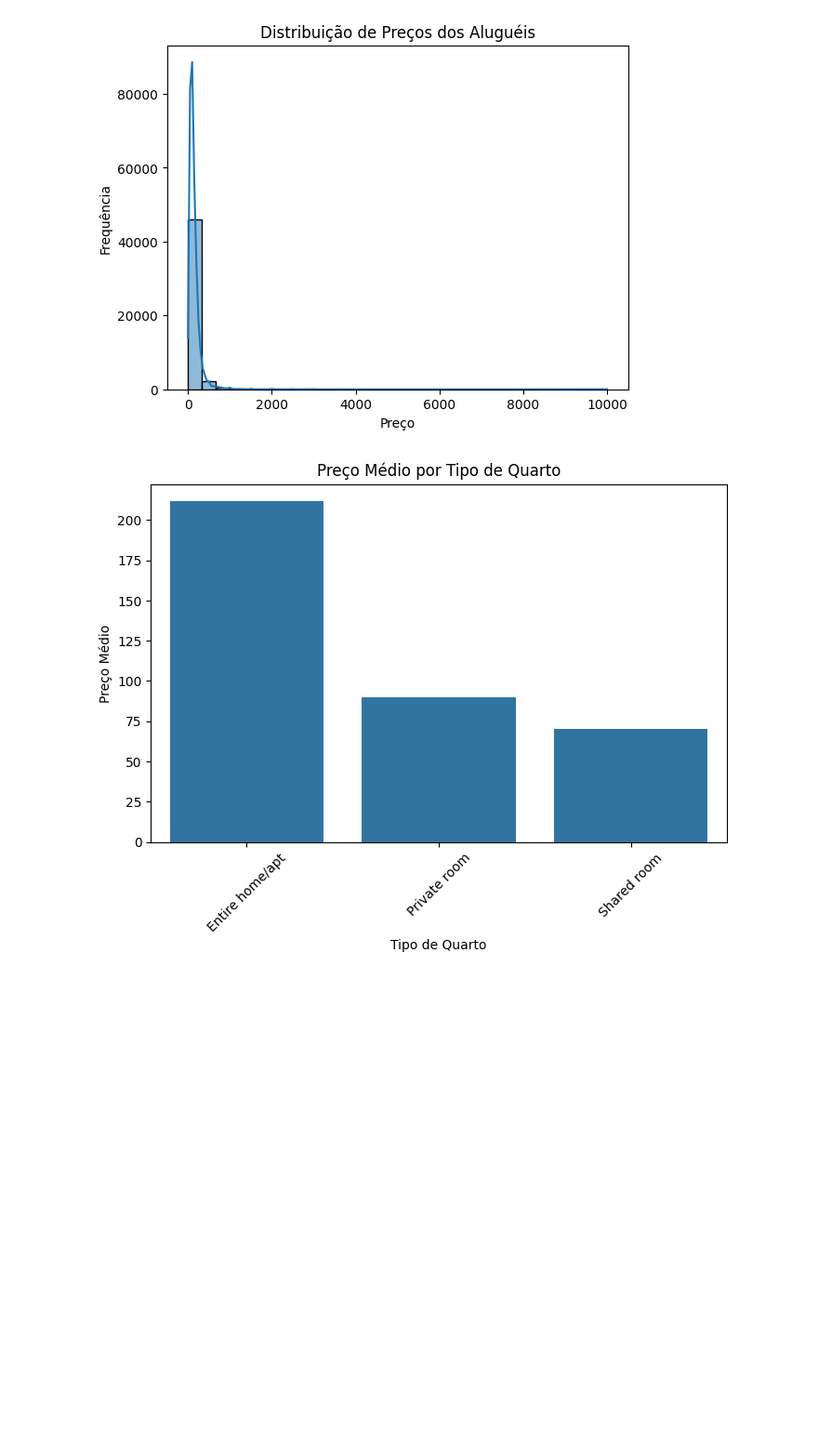
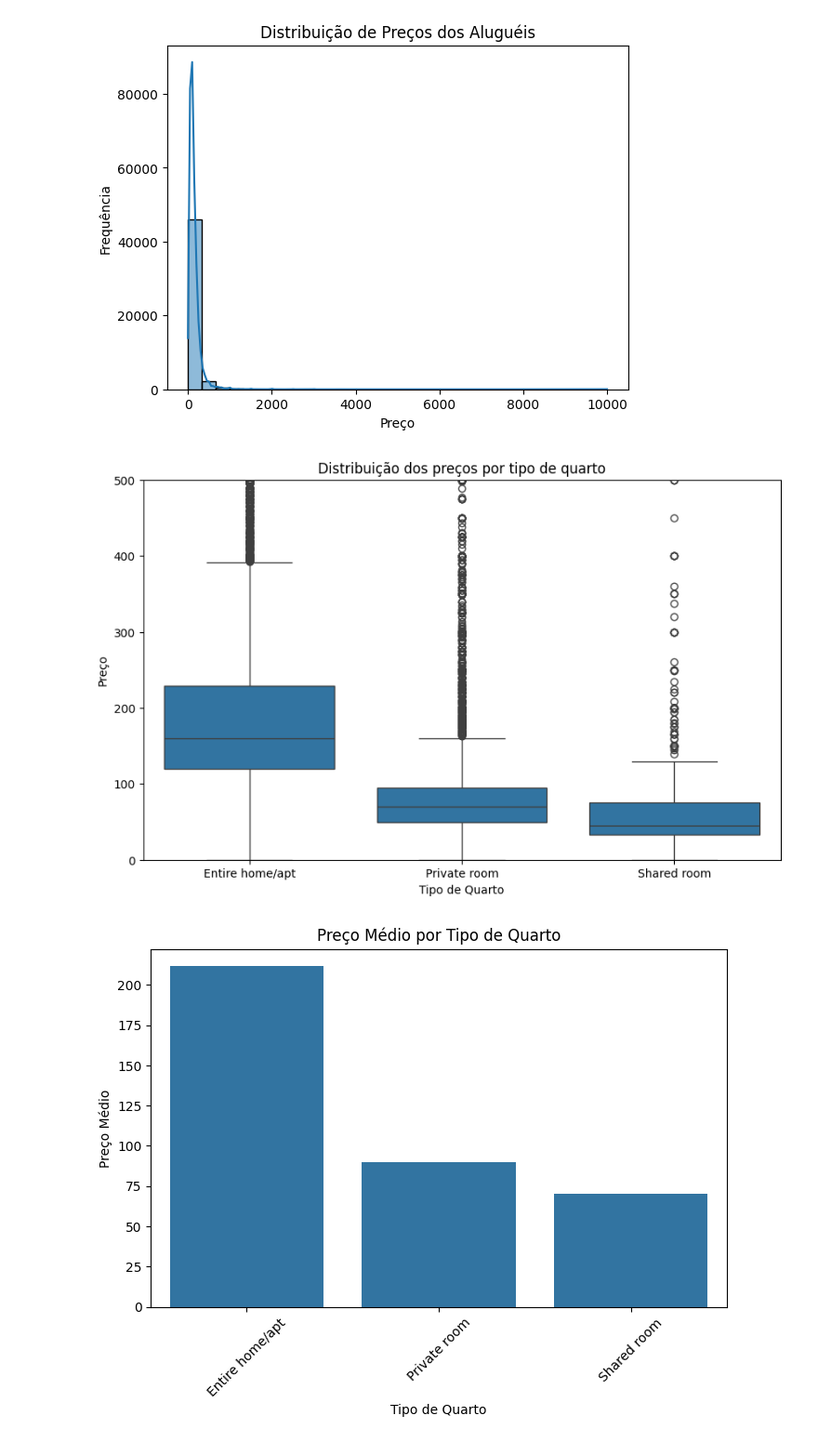
Before and after one commit to hlnmrqs/LH_CD_Helen_Carneiro, a Jupyter notebook: notebook/projeto.ipynb, the cells around one changed output. Shown at 93% size. Saved outputs shown, nothing was run; the diff lists cells and outputs as text; code cells hidden in the pictures; blank space fills up the shorter version.

```diff
--- a/notebook/projeto.ipynb
+++ b/notebook/projeto.ipynb
@@ -169,4 +169,14 @@ plt.title("Distribuição de Preços dos Aluguéis")
 plt.show()
 # %% [output]
 [figure]
+# %%
+plt.figure(figsize=(10,6))
+sns.boxplot(x="room_type", y="price", data=df_prices)
+plt.ylim(0, 500)
+plt.xlabel("Tipo de Quarto")
+plt.ylabel("Preço")
+plt.title("Distribuição dos preços por tipo de quarto")
+plt.show()
+# %% [output]
+[figure, added]
 # %%
```
Also changed, not shown: parts of 2 cells of this notebook.
